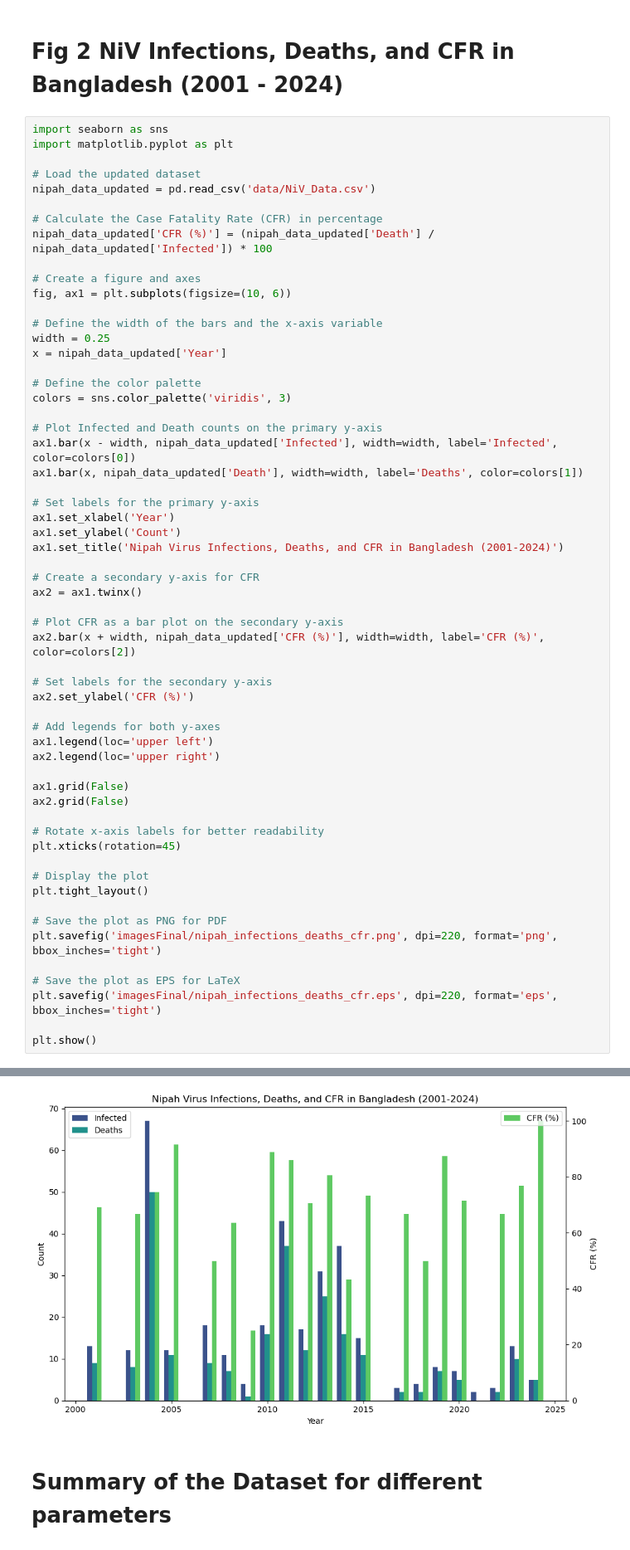
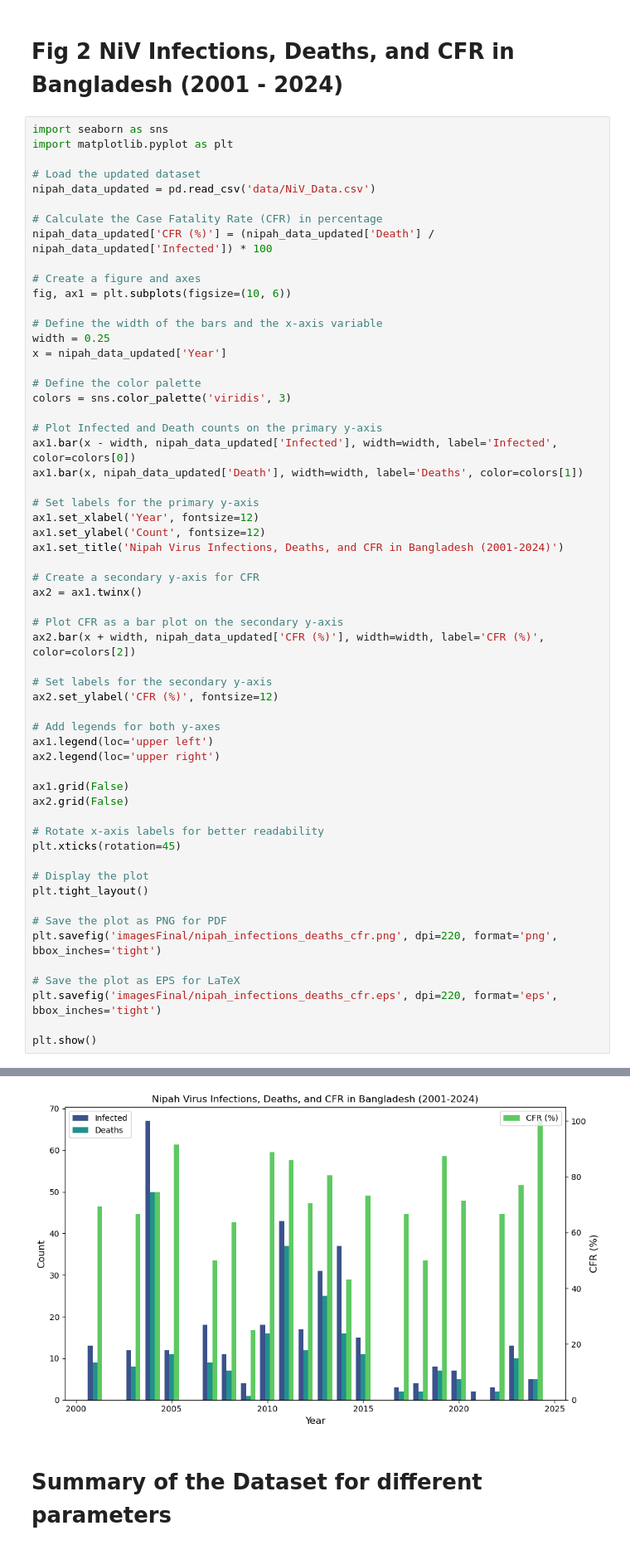
Before and after one commit to awnonbhowmik/NiV-Data-Analysis, a Jupyter notebook: FinalCode.ipynb, the cells around one changed output, grey strips where cells are left out. Shown at 83% size. Drawn from its saved outputs; the diff is of its cells as text.

```diff
--- a/FinalCode.ipynb
+++ b/FinalCode.ipynb
@@ -133,42 +186,42 @@ ax1.bar(x - width, nipah_data_updated['Infected'], width=width, label='Infected'
 ax1.bar(x, nipah_data_updated['Death'], width=width, label='Deaths', color=colors[1])
 
 # Set labels for the primary y-axis
-ax1.set_xlabel('Year')
-ax1.set_ylabel('Count')
+ax1.set_xlabel('Year', fontsize=12)
+ax1.set_ylabel('Count', fontsize=12)
 ax1.set_title('Nipah Virus Infections, Deaths, and CFR in Bangladesh (2001-2024)')
 
 # Create a secondary y-axis for CFR
 ax2 = ax1.twinx()
 
 # Plot CFR as a bar plot on the secondary y-axis
 ax2.bar(x + width, nipah_data_updated['CFR (%)'], width=width, label='CFR (%)', color=colors[2])
 
 # Set labels for the secondary y-axis
-ax2.set_ylabel('CFR (%)')
+ax2.set_ylabel('CFR (%)', fontsize=12)
 
 # Add legends for both y-axes
 ax1.legend(loc='upper left')
 ax2.legend(loc='upper right')
 
 ax1.grid(False)
 ax2.grid(False)
 
 # Rotate x-axis labels for better readability
 plt.xticks(rotation=45)
 
 # Display the plot
 plt.tight_layout()
 
 # Save the plot as PNG for PDF
 plt.savefig('imagesFinal/nipah_infections_deaths_cfr.png', dpi=220, format='png', bbox_inches='tight')
 
 # Save the plot as EPS for LaTeX
 plt.savefig('imagesFinal/nipah_infections_deaths_cfr.eps', dpi=220, format='eps', bbox_inches='tight')
 
 plt.show()
 # %% [output]
 The PostScript backend does not support transparency; partially transparent artists will be rendered opaque.
-[figure, old version]
+[figure, new version]
 # %% [markdown]
 # Summary of the Dataset for different parameters
 # %%
```
Also changed, not shown: parts of 3 cells of this notebook, 11 other files.
